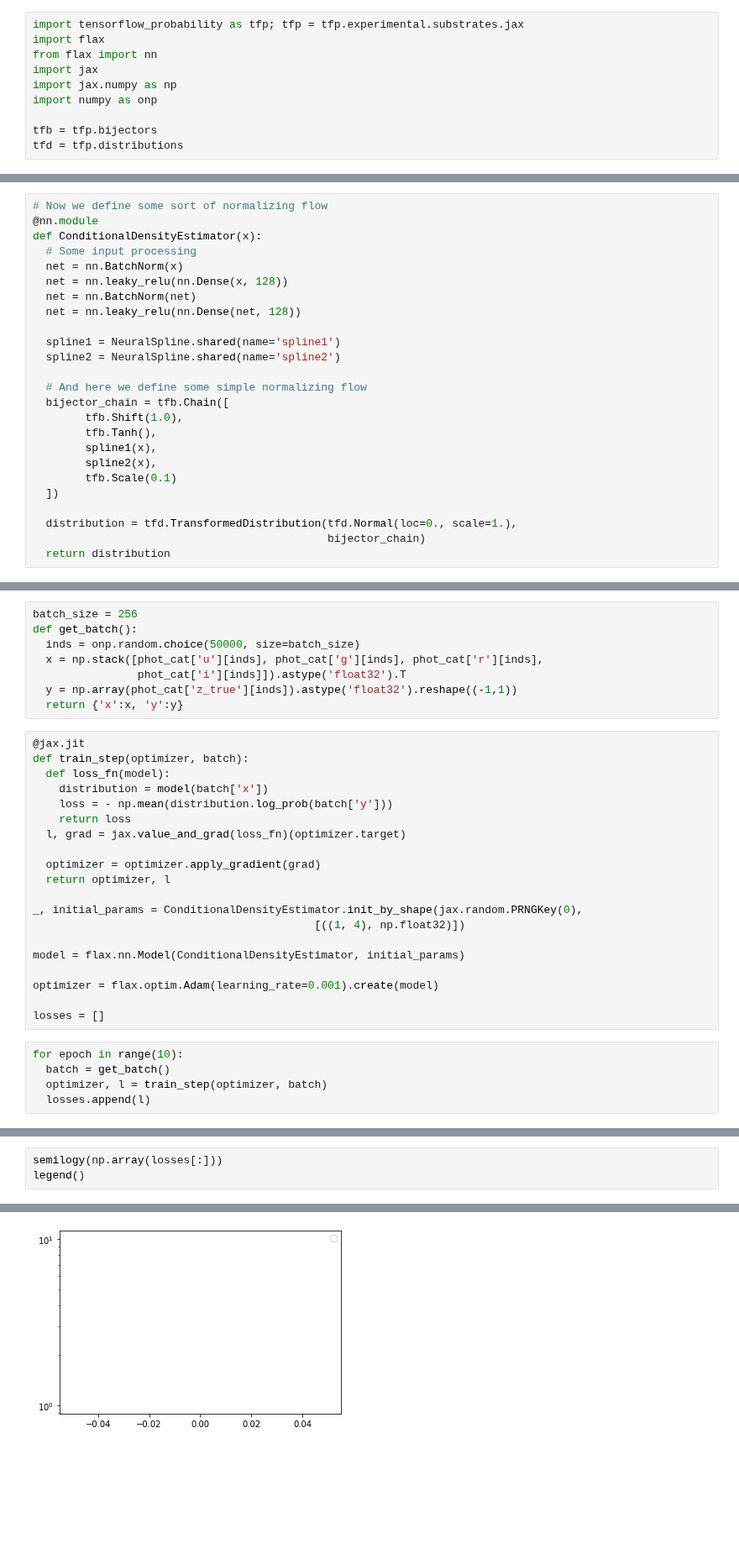
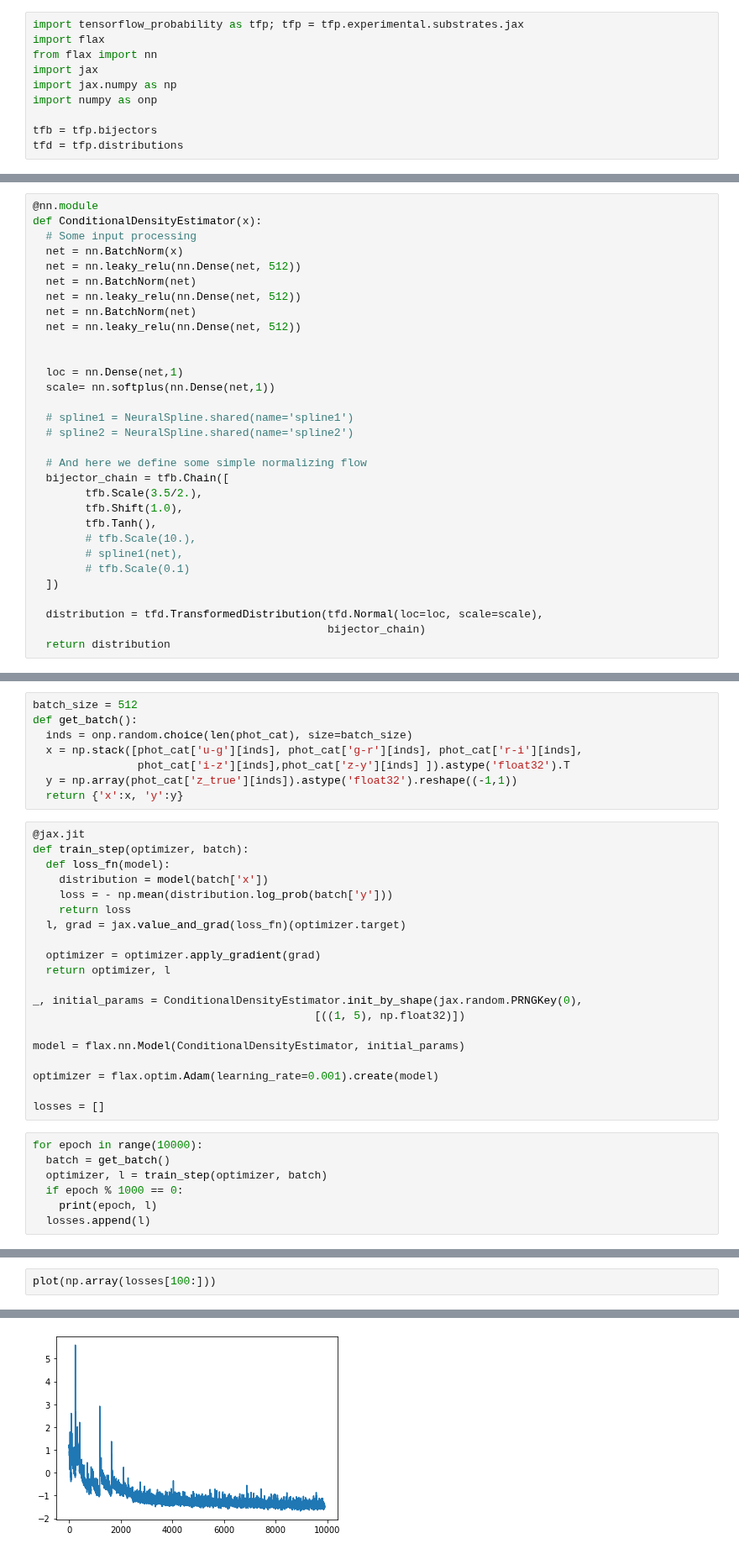
Before and after one commit to bscot/TheLastMetric, a Jupyter notebook: MAFVariationalMutualInformation.ipynb, the cells around one changed output, grey strips where cells are left out. Shown at 84% size. Cells and saved outputs as stored; diff of their text form; blank space fills up the shorter version.

```diff
--- a/MAFVariationalMutualInformation.ipynb
+++ b/MAFVariationalMutualInformation.ipynb
@@ -105,27 +356,33 @@ def NeuralSpline(x, nunits=1, nbins=32):
             bin_heights=bin_heights,
             knot_slopes=knot_slopes)
 # %%
-# Now we define some sort of normalizing flow
 @nn.module
 def ConditionalDensityEstimator(x):
   # Some input processing
   net = nn.BatchNorm(x)
-  net = nn.leaky_relu(nn.Dense(x, 128))
+  net = nn.leaky_relu(nn.Dense(net, 512))
   net = nn.BatchNorm(net)
-  net = nn.leaky_relu(nn.Dense(net, 128))
+  net = nn.leaky_relu(nn.Dense(net, 512))
+  net = nn.BatchNorm(net)
+  net = nn.leaky_relu(nn.Dense(net, 512))
 
-  spline1 = NeuralSpline.shared(name='spline1')
-  spline2 = NeuralSpline.shared(name='spline2')
+
+  loc = nn.Dense(net,1)
+  scale= nn.softplus(nn.Dense(net,1))
+
+  # spline1 = NeuralSpline.shared(name='spline1')
+  # spline2 = NeuralSpline.shared(name='spline2')
 
   # And here we define some simple normalizing flow
   bijector_chain = tfb.Chain([
+        tfb.Scale(3.5/2.),
         tfb.Shift(1.0),
         tfb.Tanh(),
-        spline1(x),
-        spline2(x),
-        tfb.Scale(0.1)
+        # tfb.Scale(10.),
+        # spline1(net),
+        # tfb.Scale(0.1)
   ])
 
-  distribution = tfd.TransformedDistribution(tfd.Normal(loc=0., scale=1.),
+  distribution = tfd.TransformedDistribution(tfd.Normal(loc=loc, scale=scale),
                                              bijector_chain)
   return distribution
@@ -132,9 +391,9 @@ def ConditionalDensityEstimator(x):
 # %%
-batch_size = 256
+batch_size = 512
 def get_batch():
-  inds = onp.random.choice(50000, size=batch_size)
-  x = np.stack([phot_cat['u'][inds], phot_cat['g'][inds], phot_cat['r'][inds],
-                phot_cat['i'][inds]]).astype('float32').T
+  inds = onp.random.choice(len(phot_cat), size=batch_size)
+  x = np.stack([phot_cat['u-g'][inds], phot_cat['g-r'][inds], phot_cat['r-i'][inds],
+                phot_cat['i-z'][inds],phot_cat['z-y'][inds] ]).astype('float32').T
   y = np.array(phot_cat['z_true'][inds]).astype('float32').reshape((-1,1))
   return {'x':x, 'y':y}
 # %%
@@ -150,7 +409,7 @@ def train_step(optimizer, batch):
   return optimizer, l
 
 _, initial_params = ConditionalDensityEstimator.init_by_shape(jax.random.PRNGKey(0),
-                                           [((1, 4), np.float32)])
+                                           [((1, 5), np.float32)])
 
 model = flax.nn.Model(ConditionalDensityEstimator, initial_params)
 
@@ -158,7 +417,9 @@ optimizer = flax.optim.Adam(learning_rate=0.001).create(model)
 
 losses = []
 # %%
-for epoch in range(10):
+for epoch in range(10000):
   batch = get_batch()
   optimizer, l = train_step(optimizer, batch)
+  if epoch % 1000 == 0:
+    print(epoch, l)
   losses.append(l)
@@ -165,4 +437,3 @@ for epoch in range(10):
 # %%
-semilogy(np.array(losses[:]))
-legend()
+plot(np.array(losses[100:]))
 # %% [output]
@@ -171 +441 @@ WARNING:matplotlib.legend:No handles with labels found to put in legend.
-[figure, old version]
+[figure, new version]
```
Also changed, not shown: parts of 26 cells of this notebook.
